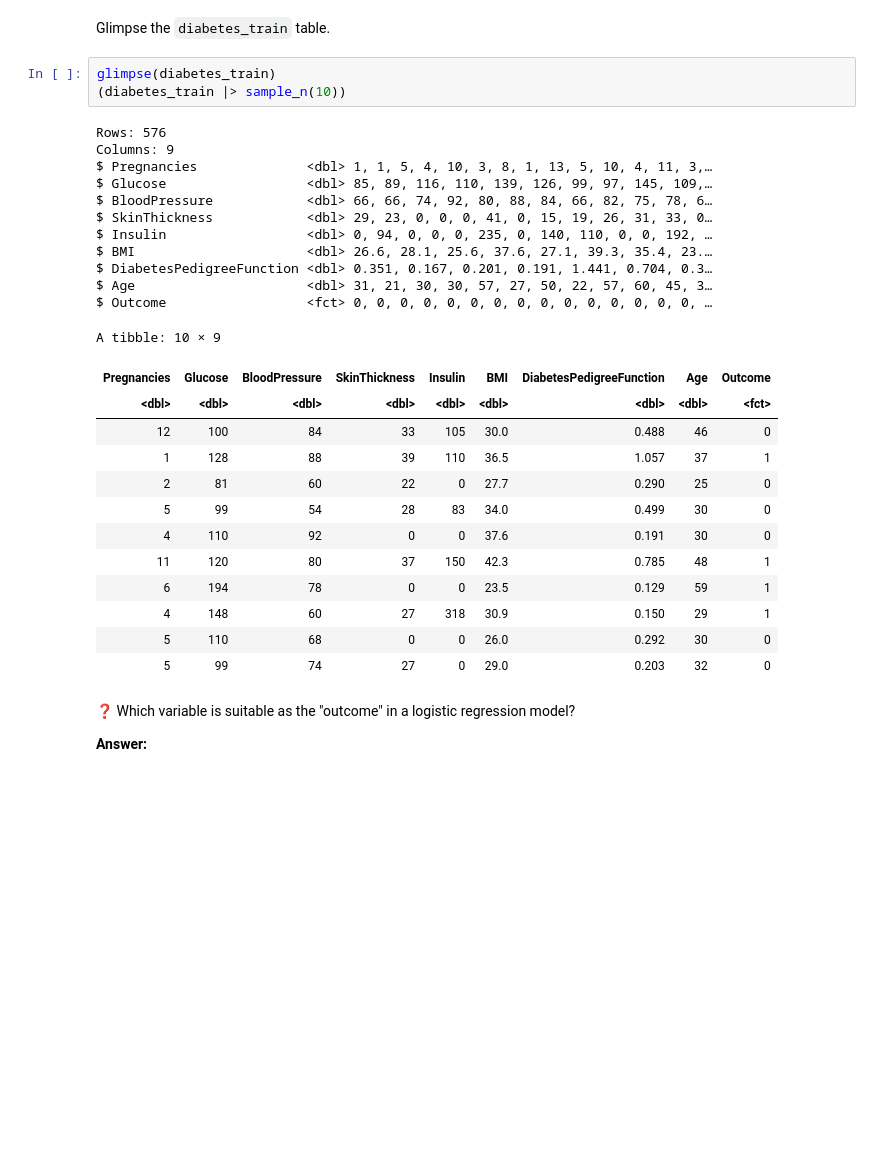
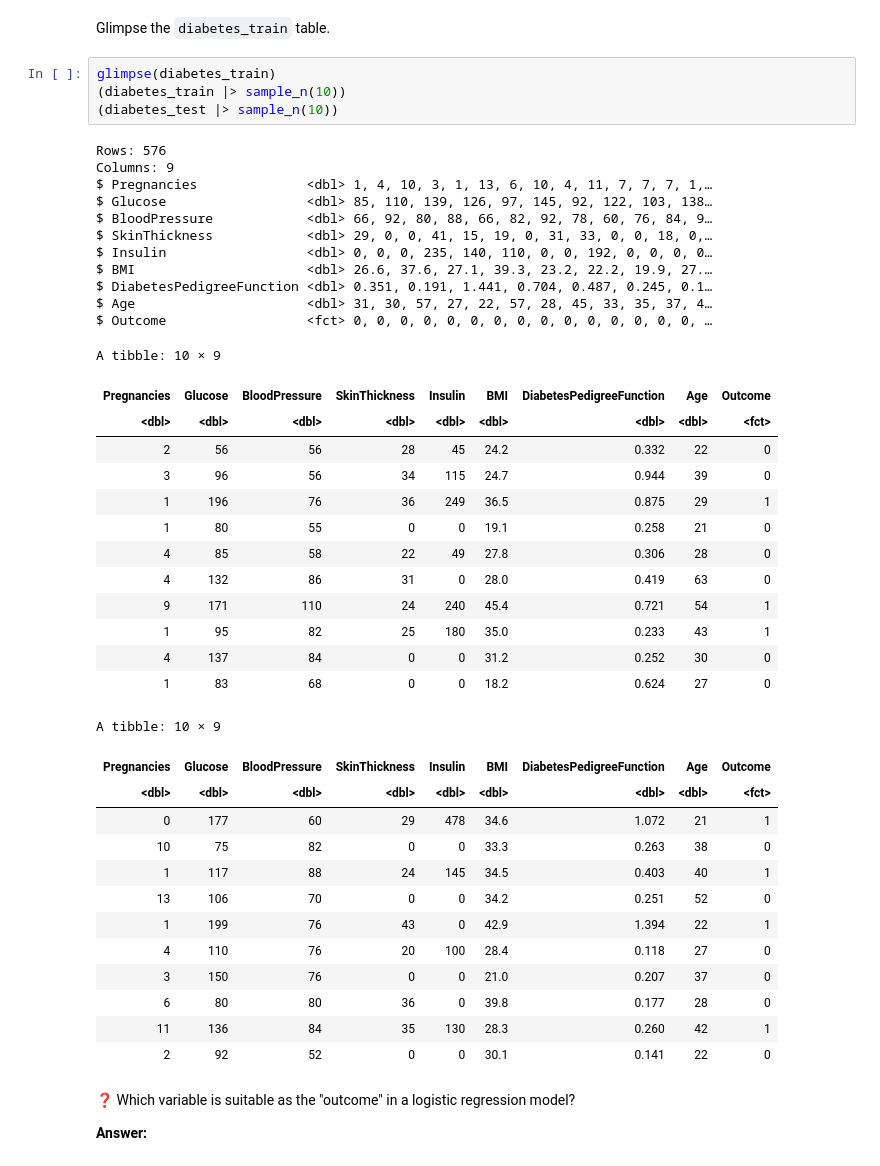
Before and after one commit to UNC-DATA-730/unit-5-assignment-setiadha-unc, a Jupyter notebook: agungsetiadha-assignment5.ipynb, the cells around one changed output. Drawn from its saved outputs; the diff is of its cells as text; blank space fills up the shorter version.

```diff
--- a/agungsetiadha-assignment5.ipynb
+++ b/agungsetiadha-assignment5.ipynb
@@ -46,31 +46,45 @@ Glimpse the `diabetes_train` table.
 # %%
 glimpse(diabetes_train)
 (diabetes_train |> sample_n(10))
+(diabetes_test |> sample_n(10))
 # %% [output]
 Rows: 576
 Columns: 9
-$ Pregnancies              <dbl> 1, 1, 5, 4, 10, 3, 8, 1, 13, 5, 10, 4, 11, 3,…
-$ Glucose                  <dbl> 85, 89, 116, 110, 139, 126, 99, 97, 145, 109,…
-$ BloodPressure            <dbl> 66, 66, 74, 92, 80, 88, 84, 66, 82, 75, 78, 6…
-$ SkinThickness            <dbl> 29, 23, 0, 0, 0, 41, 0, 15, 19, 26, 31, 33, 0…
-$ Insulin                  <dbl> 0, 94, 0, 0, 0, 235, 0, 140, 110, 0, 0, 192, …
-$ BMI                      <dbl> 26.6, 28.1, 25.6, 37.6, 27.1, 39.3, 35.4, 23.…
-$ DiabetesPedigreeFunction <dbl> 0.351, 0.167, 0.201, 0.191, 1.441, 0.704, 0.3…
-$ Age                      <dbl> 31, 21, 30, 30, 57, 27, 50, 22, 57, 60, 45, 3…
+$ Pregnancies              <dbl> 1, 4, 10, 3, 1, 13, 6, 10, 4, 11, 7, 7, 7, 1,…
+$ Glucose                  <dbl> 85, 110, 139, 126, 97, 145, 92, 122, 103, 138…
+$ BloodPressure            <dbl> 66, 92, 80, 88, 66, 82, 92, 78, 60, 76, 84, 9…
+$ SkinThickness            <dbl> 29, 0, 0, 41, 15, 19, 0, 31, 33, 0, 0, 18, 0,…
+$ Insulin                  <dbl> 0, 0, 0, 235, 140, 110, 0, 0, 192, 0, 0, 0, 0…
+$ BMI                      <dbl> 26.6, 37.6, 27.1, 39.3, 23.2, 22.2, 19.9, 27.…
+$ DiabetesPedigreeFunction <dbl> 0.351, 0.191, 1.441, 0.704, 0.487, 0.245, 0.1…
+$ Age                      <dbl> 31, 30, 57, 27, 22, 57, 28, 45, 33, 35, 37, 4…
 $ Outcome                  <fct> 0, 0, 0, 0, 0, 0, 0, 0, 0, 0, 0, 0, 0, 0, 0, …
 A tibble: 10 × 9
 | Pregnancies | Glucose | BloodPressure | SkinThickness | Insulin | BMI | DiabetesPedigreeFunction | Age | Outcome |
 | <dbl> | <dbl> | <dbl> | <dbl> | <dbl> | <dbl> | <dbl> | <dbl> | <fct> |
-| 12 | 100 | 84 | 33 | 105 | 30.0 | 0.488 | 46 | 0 |
-| 1 | 128 | 88 | 39 | 110 | 36.5 | 1.057 | 37 | 1 |
-| 2 | 81 | 60 | 22 | 0 | 27.7 | 0.290 | 25 | 0 |
-| 5 | 99 | 54 | 28 | 83 | 34.0 | 0.499 | 30 | 0 |
-| 4 | 110 | 92 | 0 | 0 | 37.6 | 0.191 | 30 | 0 |
-| 11 | 120 | 80 | 37 | 150 | 42.3 | 0.785 | 48 | 1 |
-| 6 | 194 | 78 | 0 | 0 | 23.5 | 0.129 | 59 | 1 |
-| 4 | 148 | 60 | 27 | 318 | 30.9 | 0.150 | 29 | 1 |
-| 5 | 110 | 68 | 0 | 0 | 26.0 | 0.292 | 30 | 0 |
-| 5 | 99 | 74 | 27 | 0 | 29.0 | 0.203 | 32 | 0 |
+| 2 | 56 | 56 | 28 | 45 | 24.2 | 0.332 | 22 | 0 |
+| 3 | 96 | 56 | 34 | 115 | 24.7 | 0.944 | 39 | 0 |
+| 1 | 196 | 76 | 36 | 249 | 36.5 | 0.875 | 29 | 1 |
+| 1 | 80 | 55 | 0 | 0 | 19.1 | 0.258 | 21 | 0 |
+| 4 | 85 | 58 | 22 | 49 | 27.8 | 0.306 | 28 | 0 |
+| 4 | 132 | 86 | 31 | 0 | 28.0 | 0.419 | 63 | 0 |
+| 9 | 171 | 110 | 24 | 240 | 45.4 | 0.721 | 54 | 1 |
+| 1 | 95 | 82 | 25 | 180 | 35.0 | 0.233 | 43 | 1 |
+| 4 | 137 | 84 | 0 | 0 | 31.2 | 0.252 | 30 | 0 |
+| 1 | 83 | 68 | 0 | 0 | 18.2 | 0.624 | 27 | 0 |
+A tibble: 10 × 9
+| Pregnancies | Glucose | BloodPressure | SkinThickness | Insulin | BMI | DiabetesPedigreeFunction | Age | Outcome |
+| <dbl> | <dbl> | <dbl> | <dbl> | <dbl> | <dbl> | <dbl> | <dbl> | <fct> |
+| 0 | 177 | 60 | 29 | 478 | 34.6 | 1.072 | 21 | 1 |
+| 10 | 75 | 82 | 0 | 0 | 33.3 | 0.263 | 38 | 0 |
+| 1 | 117 | 88 | 24 | 145 | 34.5 | 0.403 | 40 | 1 |
+| 13 | 106 | 70 | 0 | 0 | 34.2 | 0.251 | 52 | 0 |
+| 1 | 199 | 76 | 43 | 0 | 42.9 | 1.394 | 22 | 1 |
+| 4 | 110 | 76 | 20 | 100 | 28.4 | 0.118 | 27 | 0 |
+| 3 | 150 | 76 | 0 | 0 | 21.0 | 0.207 | 37 | 0 |
+| 6 | 80 | 80 | 36 | 0 | 39.8 | 0.177 | 28 | 0 |
+| 11 | 136 | 84 | 35 | 130 | 28.3 | 0.260 | 42 | 1 |
+| 2 | 92 | 52 | 0 | 0 | 30.1 | 0.141 | 22 | 0 |
 # %% [markdown]
 ❓ Which variable is suitable as the "outcome" in a logistic regression model?
 
```
Also changed, not shown: parts of 2 cells of this notebook.
